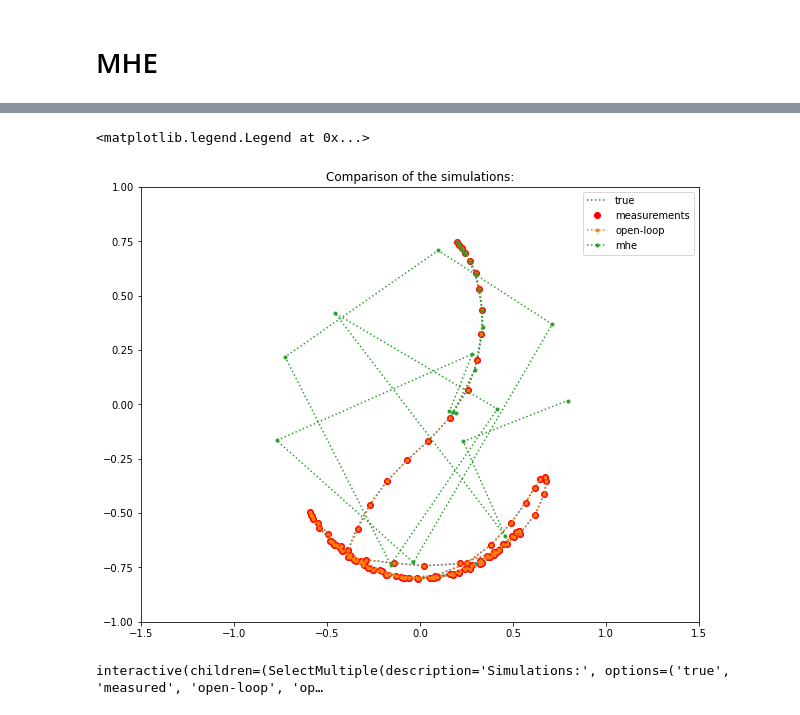
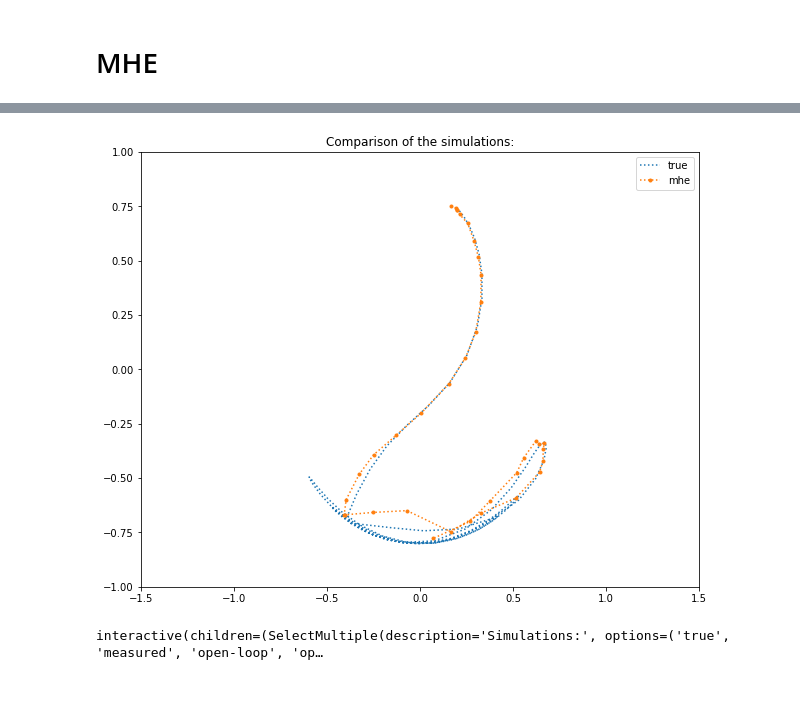
Before and after one commit to LeonieKreis/MovingHorizonEstimation, a Jupyter notebook: code/Double_Pendulum_MHE_v2.ipynb, the cells around one changed output, grey strips where cells are left out. Saved outputs shown, nothing was run; the diff lists cells and outputs as text; code cells hidden in the pictures.

```diff
--- a/code/Double_Pendulum_MHE_v2.ipynb
+++ b/code/Double_Pendulum_MHE_v2.ipynb
@@ -179,7 +181,7 @@ y = meas[:,10]
 F1 = Function('F1',[w],[FF1(w,y)])
 F2 = Function('F2',[w],[FF2(w,y)])
 # %%
-w_opt = cnlls_solver(F1, F2, w0, itmax=10, tol=1e-7, ggn = False, show_iteration = False)
+w_opt = cnlls_solver(F1, F2, w0, itmax=1, tol=1e-7, ggn = False, show_iteration = False)
 # %% [output]
 ******************************************************************************
 This program contains Ipopt, a library for large-scale nonlinear optimization.
@@ -233,4 +235,4 @@ F2 = Function('F2',[ww],[FF2(ww,y)])
 #print(F1)
 #print(F2)
 # %%
-w_opt = cnlls_solver(F1, F2, w0, itmax=10 , tol=1e-7, ggn = False, show_iteration = False)
+w_opt = cnlls_solver(F1, F2, w0, itmax=1 , tol=1e-7, ggn = True, show_iteration = False)
@@ -275,7 +269,7 @@ x0bar = 0
 p0bar = 0
 P = 0
 p0 = [0.,0.]
-r0 = vertcat(meas1[:(N+1)*x.shape[0]],np.zeros(N*x.shape[0]))
+r0 = vertcat(meas1[:(2*N+1)*x.shape[0]],np.zeros(2*N*x.shape[0]))
 r0 = vertcat(r0,p0)
 print(r0.shape)
 T = 0.5
@@ -288,4 +282,4 @@ W = 0
 # %%
-xx, pp = MHE(x0bar, p0bar, P, r0, T, N, length_simulation, x, p, rhs_exp, meas, sigma,sigma2, W, ggn = False)
+xx, pp = MHE(x0bar, p0bar, P, r0, 2*T, 2*N, length_simulation, x, p, rhs_exp, meas, sigma,sigma2, W, ggn = True)
 # %% [output]
 starting (time horizon) loop no.  1
@@ -387,37 +324,38 @@ x3 = np.array([get_ball2_x(s[6*i:6*(i+1)]) for i in range(ll)])
 y3 = np.array([get_ball2_y(s[6*i:6*(i+1)]) for i in range(ll)])
 #plt.plot(x3,y3,linestyle = 'dotted', label = "true comp")
 
 ss = meas1 # meas
 s = np.array(ss).flatten()
 ll = int(s.shape[0]/6)
 x3 = np.array([get_ball2_x(s[6*i:6*(i+1)]) for i in range(ll)])
 y3 = np.array([get_ball2_y(s[6*i:6*(i+1)]) for i in range(ll)])
-plt.plot(x3,y3, 'ro',label = "measurements")#, linestyle = 'dotted')
+#plt.plot(x3,y3, 'ro',label = "measurements")#, linestyle = 'dotted')
 
 ss = s_opt # open-loop
 s = np.array(ss).flatten()
 ll = int(s.shape[0]/6)
 x3 = np.array([get_ball2_x(s[6*i:6*(i+1)]) for i in range(ll)])
 y3 = np.array([get_ball2_y(s[6*i:6*(i+1)]) for i in range(ll)])
-plt.plot(x3,y3,marker = 'o', label = "open-loop", linestyle = 'dotted', ms = 3)
+#plt.plot(x3,y3,marker = 'o', label = "open-loop", linestyle = 'dotted', ms = 3)
 
 ss = ss_opt # open-loop short
 s = np.array(ss).flatten()
 ll = int(s.shape[0]/6)
 x3 = np.array([get_ball2_x(s[6*i:6*(i+1)]) for i in range(ll)])
 y3 = np.array([get_ball2_y(s[6*i:6*(i+1)]) for i in range(ll)])
 #plt.plot(x3,y3,marker = 'o', label = "open-loop short", linestyle = 'dotted', ms = 3)
 
 ss = xx # mhe
 s = np.array(ss).flatten()
 ll = int(s.shape[0]/6)
 x3 = np.array([get_ball2_x(s[6*i:6*(i+1)]) for i in range(ll)])
 y3 = np.array([get_ball2_y(s[6*i:6*(i+1)]) for i in range(ll)])
 plt.plot(x3,y3,marker = 'o', label = "mhe", linestyle = 'dotted', ms = 3)
 plt.legend()
+
+#plt.savefig('imgforpres/33.png',bbox='tight')
 # %% [output]
-<matplotlib.legend.Legend at 0x...>
-[figure, old version]
+[figure, new version]
 # %%
 def plot_widget(simulations): #, n):
     plt.figure(figsize=(10,8))
```
Also changed, not shown: parts of 16 cells of this notebook, 53 other files.
